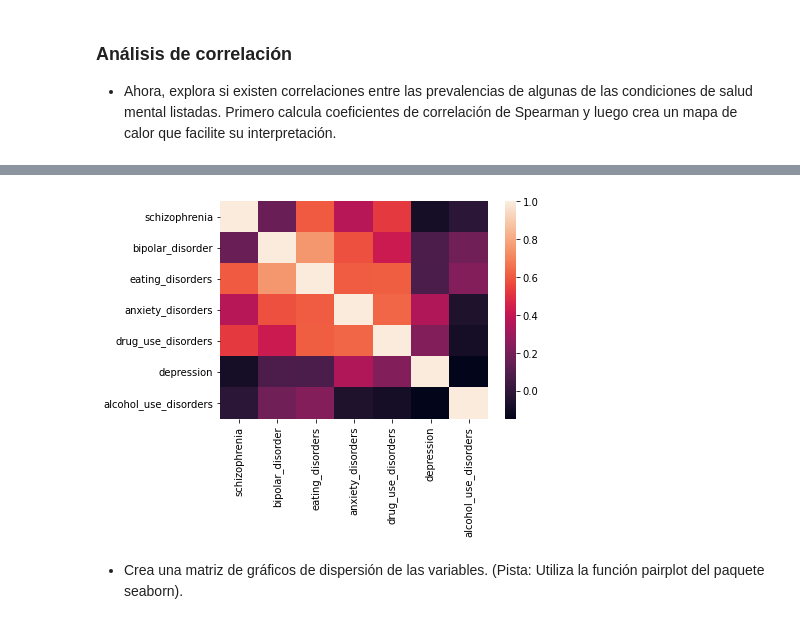
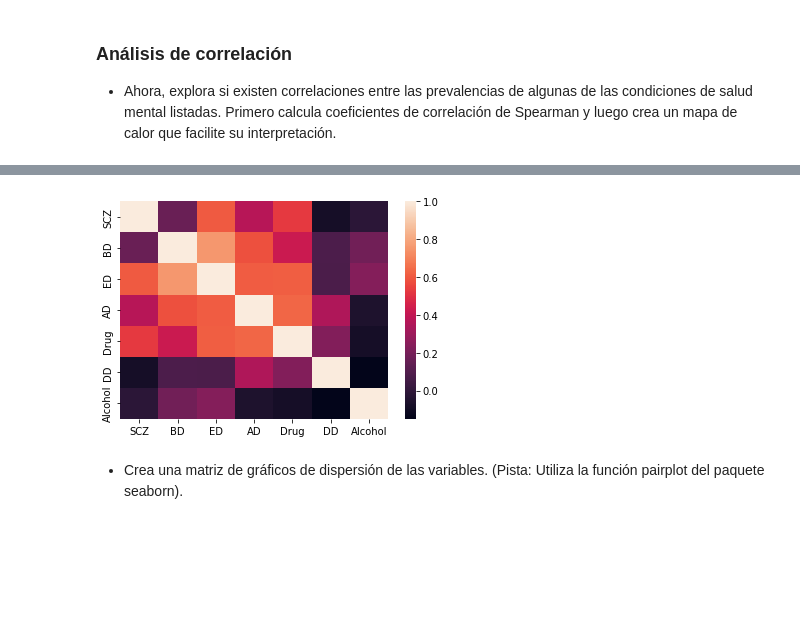
Before and after one commit to renatoparedes/IntroPythonInvestigacionPsicologia, a Jupyter notebook: AnalisisdeDatosCuantitativos/Solucionario_EstadisticaDescriptiva.ipynb, the cells around one changed output, grey strips where cells are left out. Saved outputs shown, nothing was run; the diff lists cells and outputs as text; code cells hidden in the pictures; blank space fills up the shorter version.

```diff
--- a/AnalisisdeDatosCuantitativos/Solucionario_EstadisticaDescriptiva.ipynb
+++ b/AnalisisdeDatosCuantitativos/Solucionario_EstadisticaDescriptiva.ipynb
@@ -127,3 +172,4 @@ plt.show()
 # %%
-disorders.corr(method="spearman")
+heatmap = sns.heatmap(new_disorders.corr(method="spearman"))
+plt.show()
 # %% [output]
@@ -138,8 +176,4 @@ disorders.corr(method="spearman")
+[figure, added]
-# %%
-heatmap = sns.heatmap(disorders.corr(method="spearman"))
-plt.show()
-# %% [output]
-[figure, removed]
 # %% [markdown]
 - Crea una matriz de gráficos de dispersión de las variables.
 (Pista: Utiliza la función pairplot del paquete seaborn).
```
Also changed, not shown: parts of 4 cells of this notebook, 5 other files.
